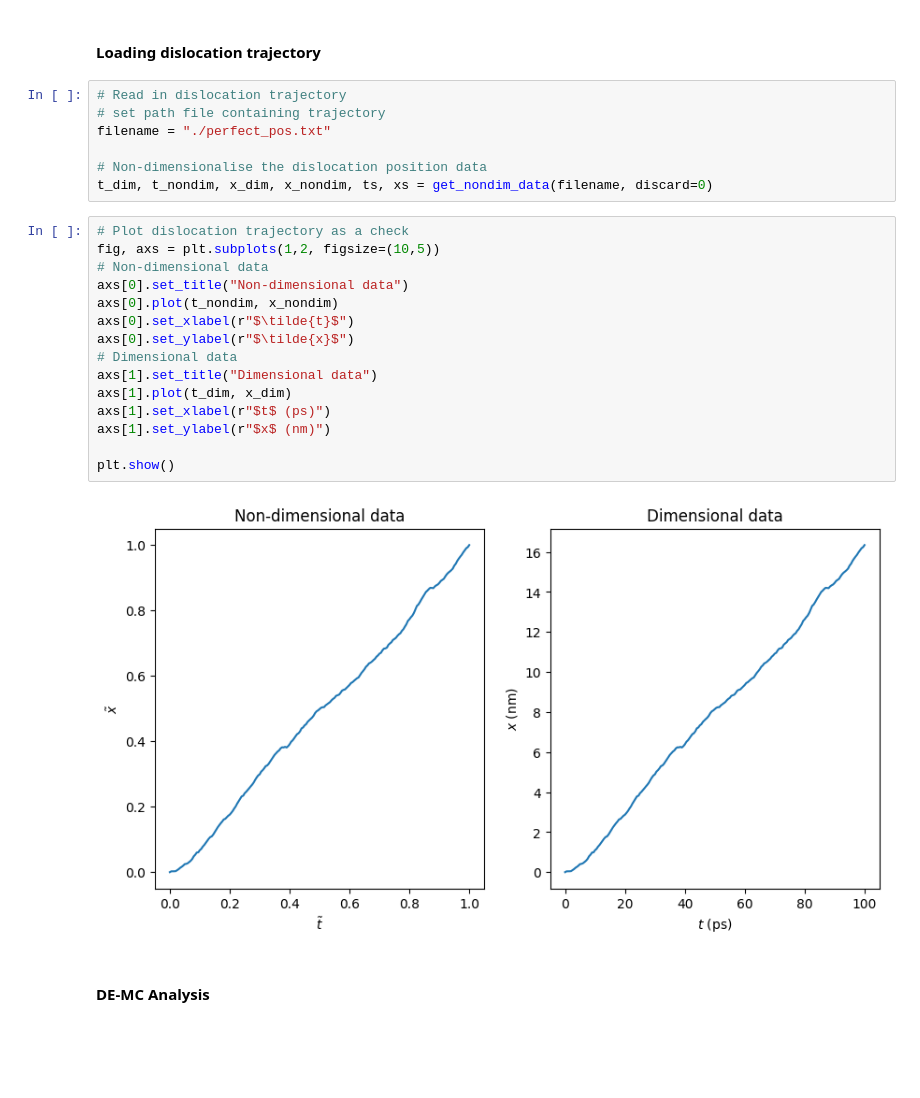
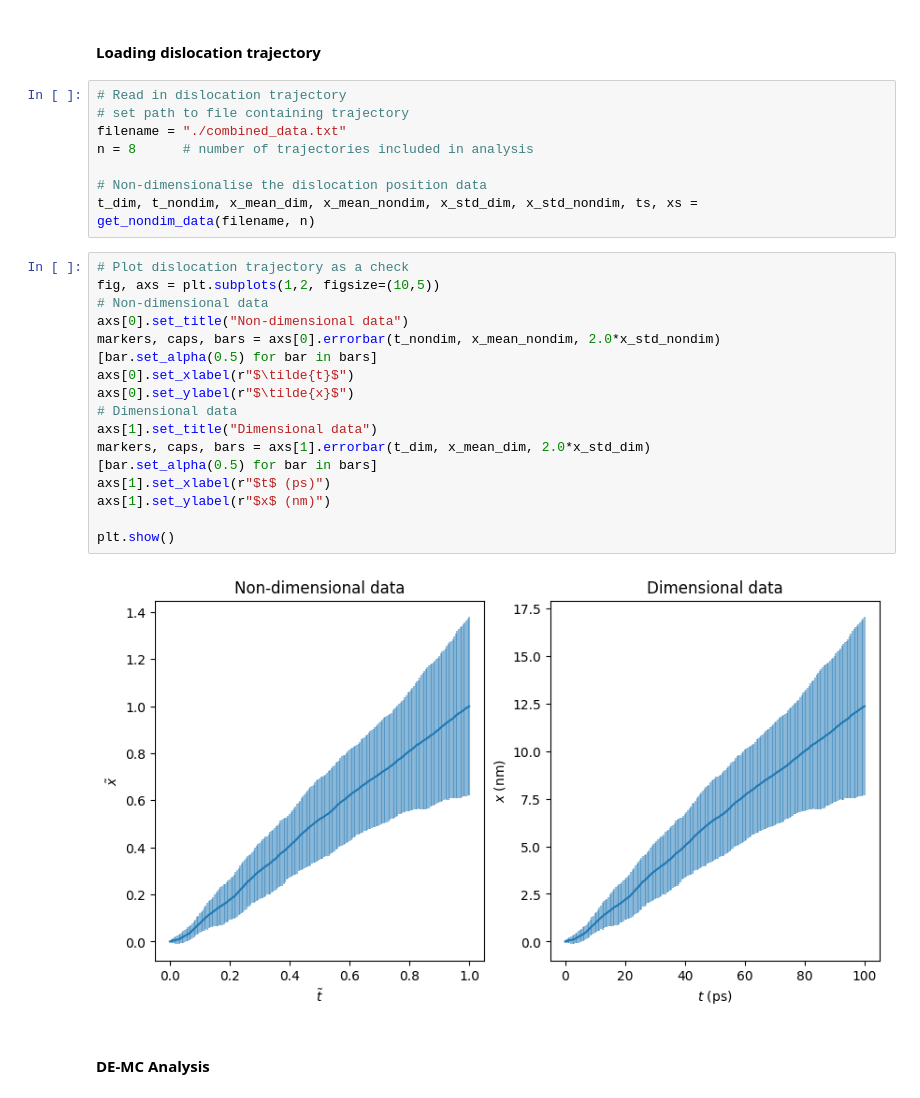
Before and after one commit to geraldineanis/DislocCode, a Jupyter notebook: de_mcmc/de_mc_analysis.ipynb, the cells around one changed output. Cells and saved outputs as stored; diff of their text form; blank space fills up the shorter version.

Commit message:
update data provided

```diff
--- a/de_mcmc/de_mc_analysis.ipynb
+++ b/de_mcmc/de_mc_analysis.ipynb
@@ -10,28 +10,31 @@ from funcs import *
 #### Loading dislocation trajectory
 # %%
 # Read in dislocation trajectory
-# set path file containing trajectory
-filename = "./perfect_pos.txt"
+# set path to file containing trajectory
+filename = "./combined_data.txt"
+n = 8      # number of trajectories included in analysis
 
 # Non-dimensionalise the dislocation position data
-t_dim, t_nondim, x_dim, x_nondim, ts, xs = get_nondim_data(filename, discard=0)
+t_dim, t_nondim, x_mean_dim, x_mean_nondim, x_std_dim, x_std_nondim, ts, xs = get_nondim_data(filename, n)
 # %%
 # Plot dislocation trajectory as a check
 fig, axs = plt.subplots(1,2, figsize=(10,5))
 # Non-dimensional data
 axs[0].set_title("Non-dimensional data")
-axs[0].plot(t_nondim, x_nondim)
+markers, caps, bars = axs[0].errorbar(t_nondim, x_mean_nondim, 2.0*x_std_nondim)
+[bar.set_alpha(0.5) for bar in bars]
 axs[0].set_xlabel(r"$\tilde{t}$")
 axs[0].set_ylabel(r"$\tilde{x}$")
 # Dimensional data
 axs[1].set_title("Dimensional data")
-axs[1].plot(t_dim, x_dim)
+markers, caps, bars = axs[1].errorbar(t_dim, x_mean_dim, 2.0*x_std_dim)
+[bar.set_alpha(0.5) for bar in bars]
 axs[1].set_xlabel(r"$t$ (ps)")
 axs[1].set_ylabel(r"$x$ (nm)")
 
 plt.show()
 # %% [output]
-[figure, old version]
+[figure, new version]
 # %% [markdown]
 #### DE-MC Analysis
 # %% [markdown]
```
Also changed, not shown: parts of 11 cells of this notebook, 8 other files.
